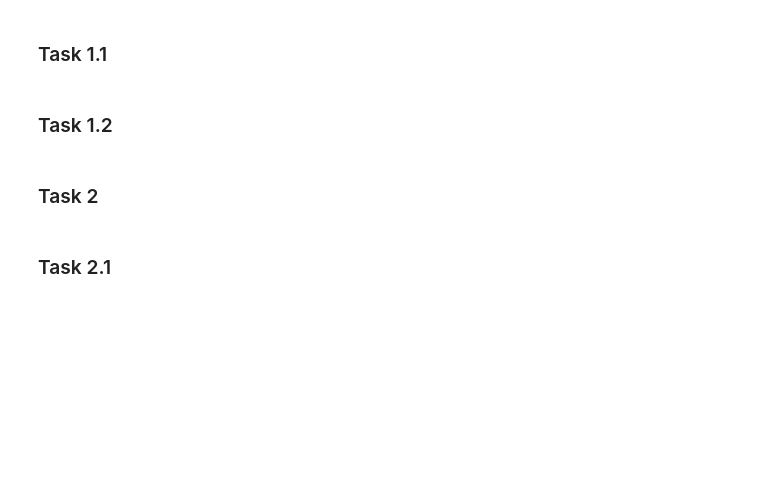
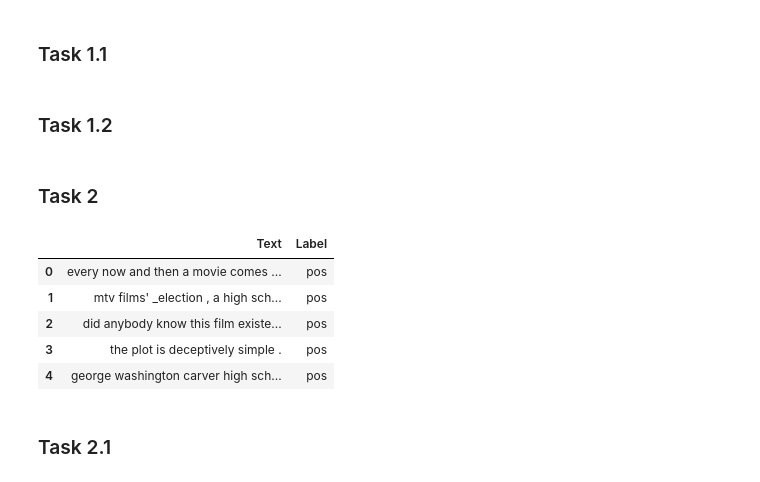
Before and after one commit to s19kjams/NLP, a Jupyter notebook: Assignment_1_KiavashJamshidi_AmirEsmaeili.ipynb, the cells around one changed output. Saved outputs shown, nothing was run; the diff lists cells and outputs as text; code cells hidden in the pictures; blank space fills up the shorter version.

```diff
--- a/Assignment_1_KiavashJamshidi_AmirEsmaeili.ipynb
+++ b/Assignment_1_KiavashJamshidi_AmirEsmaeili.ipynb
@@ -28,5 +28,19 @@ def lemmatize(any_string, file_name):
     return dictionary_of_lemmatized_words
 # %% [markdown]
 ### Task 2
+# %%
+import pandas as pd
+
+
+column_names = ["Text", "Label"]
+polarity_df = pd.read_csv("./polarity.txt", delimiter="\t", header=None, names=column_names)
+polarity_df.head()
+# %% [output]
+|  | Text | Label |
+| 0 | every now and then a movie comes ... | pos |
+| 1 | mtv films' _election , a high sch... | pos |
+| 2 | did anybody know this film existe... | pos |
+| 3 | the plot is deceptively simple . | pos |
+| 4 | george washington carver high sch... | pos |
 # %% [markdown]
 ### Task 2.1
```
Also changed, not shown: parts of 5 cells of this notebook.
